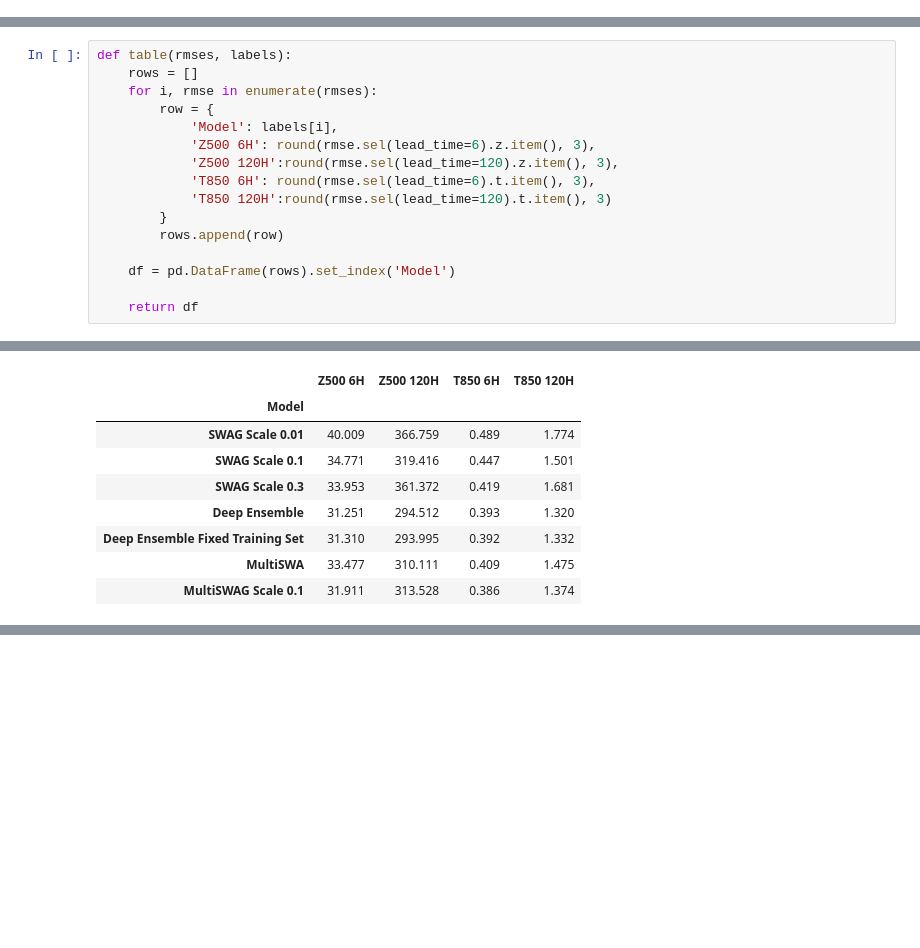
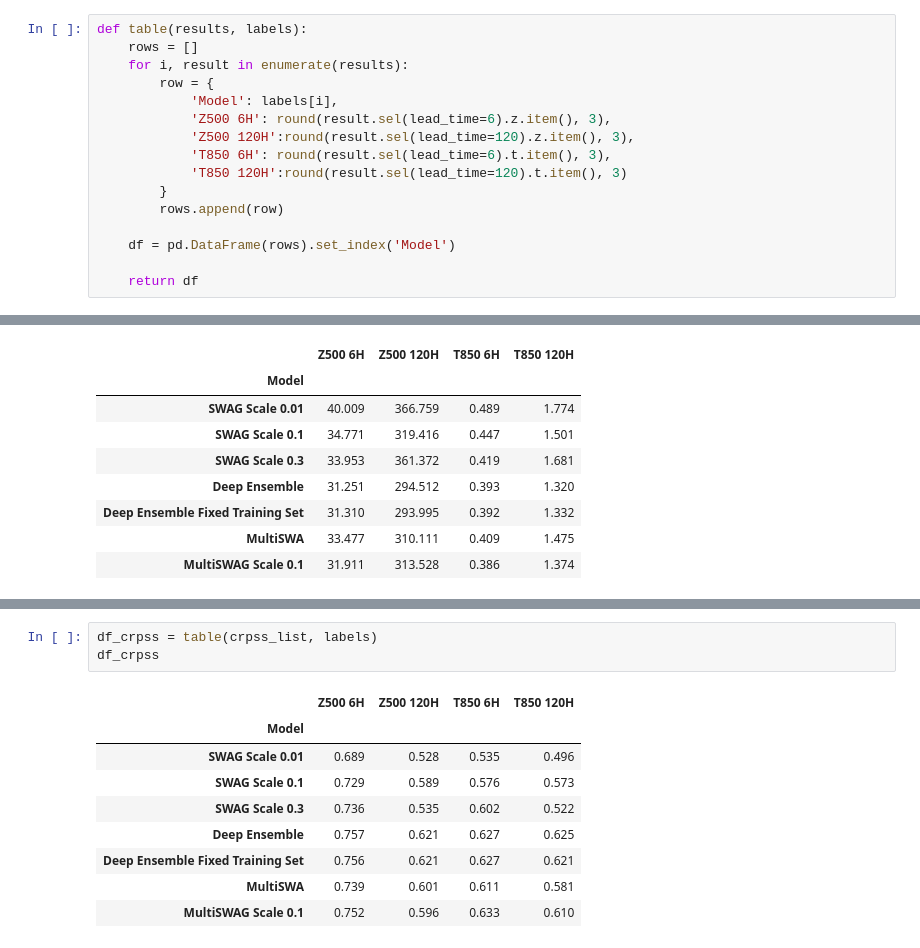
Before and after one commit to yasserhaddad/weather_prediction, a Jupyter notebook: notebooks/results_s02.ipynb, the cells around one changed output, grey strips where cells are left out. Drawn from its saved outputs; the diff is of its cells as text; blank space fills up the shorter version.

```diff
--- a/notebooks/results_s02.ipynb
+++ b/notebooks/results_s02.ipynb
@@ -6,6 +6,22 @@ import numpy as np
 import xarray as xr
 import pandas as pd
 import matplotlib.pyplot as plt
+# %%
+def table(results, labels):
+    rows = []
+    for i, result in enumerate(results):
+        row = {
+            'Model': labels[i],
+            'Z500 6H': round(result.sel(lead_time=6).z.item(), 3),
+            'Z500 120H':round(result.sel(lead_time=120).z.item(), 3),
+            'T850 6H': round(result.sel(lead_time=6).t.item(), 3),
+            'T850 120H':round(result.sel(lead_time=120).t.item(), 3)
+        }
+        rows.append(row)
+
+    df = pd.DataFrame(rows).set_index('Model')
+
+    return df
 # %% [markdown]
 # RMSE Comparisons
 # %%
@@ -96,22 +112,6 @@ ax2.legend()
 plt.show()
 # %% [output]
 [figure]
-# %%
-def table(rmses, labels):
-    rows = []
-    for i, rmse in enumerate(rmses):
-        row = {
-            'Model': labels[i],
-            'Z500 6H': round(rmse.sel(lead_time=6).z.item(), 3),
-            'Z500 120H':round(rmse.sel(lead_time=120).z.item(), 3),
-            'T850 6H': round(rmse.sel(lead_time=6).t.item(), 3),
-            'T850 120H':round(rmse.sel(lead_time=120).t.item(), 3)
-        }
-        rows.append(row)
-
-    df = pd.DataFrame(rows).set_index('Model')
-
-    return df
 # %%
 df_rmses_single = table(rmses[:5], labels[:5])
 df_rmses_single
@@ -234,0 +324,13 @@ df_crps
+# %%
+df_crpss = table(crpss_list, labels)
+df_crpss
+# %% [output]
+|  | Z500 6H | Z500 120H | T850 6H | T850 120H |
+| Model |  |  |  |  |
+| SWAG Scale 0.01 | 0.689 | 0.528 | 0.535 | 0.496 |
+| SWAG Scale 0.1 | 0.729 | 0.589 | 0.576 | 0.573 |
+| SWAG Scale 0.3 | 0.736 | 0.535 | 0.602 | 0.522 |
+| Deep Ensemble | 0.757 | 0.621 | 0.627 | 0.625 |
+| Deep Ensemble Fixed Training Set | 0.756 | 0.621 | 0.627 | 0.621 |
+| MultiSWA | 0.739 | 0.601 | 0.611 | 0.581 |
+| MultiSWAG Scale 0.1 | 0.752 | 0.596 | 0.633 | 0.610 |
```
Also changed, not shown: parts of 2 cells of this notebook, 2 other files.
